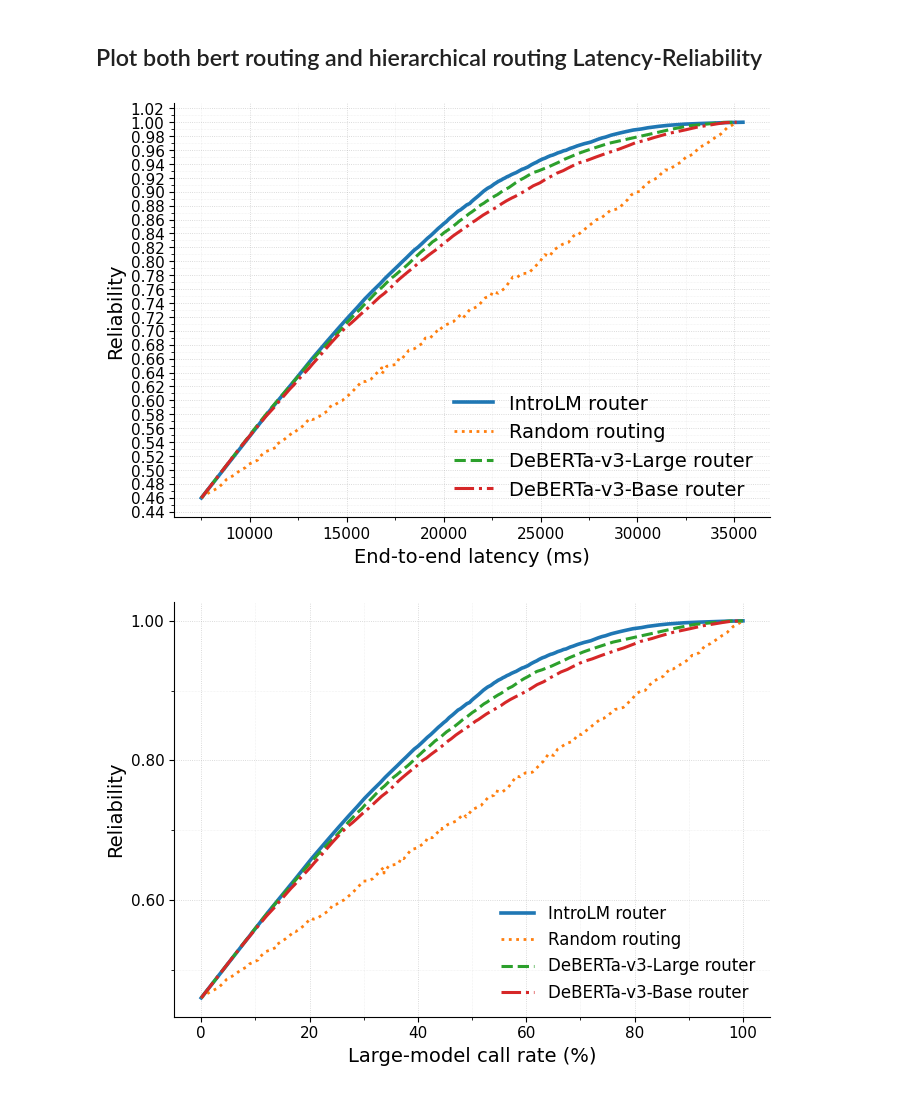
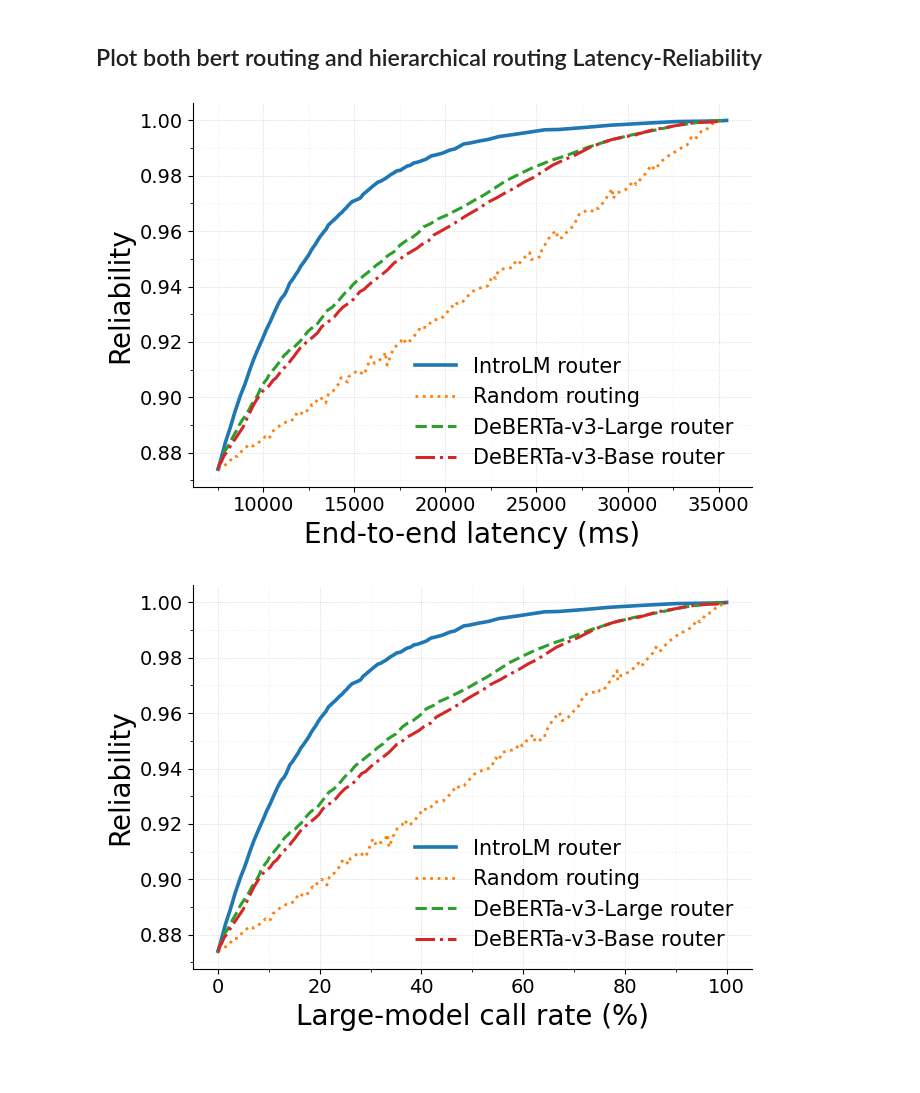
Before and after one commit to hhosseini1377/LLM_routing, a Jupyter notebook: notebooks/trade_off.ipynb, the cells around one changed output. Saved outputs shown, nothing was run; the diff lists cells and outputs as text; code cells hidden in the pictures.

Commit message:
multi class completed

```diff
--- a/notebooks/trade_off.ipynb
+++ b/notebooks/trade_off.ipynb
@@ -17,7 +17,7 @@ print("ANALYZE PROMPTS FROM FILE")
 print("=" * 80)
 
 from router_system.compute_flops import reliability_cost_tradeoff_for_different_thresholds_hierarchical_routing
-dataset = 'lmsys_chat1m_test'
+dataset = 'hotpotqa_qwen8b_test_cleaned'
 
 if dataset == 'train.mmlu.test.gsm8k':
     file_path = './routing_dataset/datasets/gsm8k/gsm8k_train_qwen8b_correct_results.pkl'
@@ -155,11 +155,11 @@ import matplotlib.ticker as ticker
 # Styling (paper-ready)
 # -----------------------
 plt.rcParams.update({
-    "font.size": 12,
-    "axes.labelsize": 14,
-    "xtick.labelsize": 11,
-    "ytick.labelsize": 11,
-    "legend.fontsize": 14,   # slightly smaller to avoid covering curves
+    "font.size": 18,
+    "axes.labelsize": 20,
+    "xtick.labelsize": 14,
+    "ytick.labelsize": 14,
+    "legend.fontsize": 15,   # slightly smaller to avoid covering curves
 })
 
 def sort_xy(x, y):
@@ -265,34 +265,34 @@ plt.show()
 
 # # Calculate percentage improvement: (bert - hierarchical) / bert * 100
 # improvement_percentage = ((bert_latencies_interp - hierarchical_latencies_interp) / bert_latencies_interp) * 100
 
 # # Filter out any invalid values (where bert_latency is 0 or negative)
 # valid_mask = (bert_latencies_interp > 0) & np.isfinite(improvement_percentage)
 # common_reliabilities_clean = common_reliabilities[valid_mask]
 # improvement_percentage_clean = improvement_percentage[valid_mask]
 
 # # Plot the improvement
 # plt.figure(figsize=(10, 6))
 # plt.plot(common_reliabilities_clean, improvement_percentage_clean, linewidth=2, color='green')
 # plt.title('Latency Improvement: Hierarchical vs BERT Routing', fontsize=14)
 # plt.xlabel('Reliability', fontsize=12)
 # plt.ylabel('Latency Reduction (%)', fontsize=12)
 # plt.grid(True, which="both", ls="--", color='gray', alpha=0.5)
 # plt.axhline(y=0, color='black', linestyle='-', linewidth=0.5)
 # plt.fill_between(common_reliabilities_clean, 0, improvement_percentage_clean,
 #                  where=(improvement_percentage_clean >= 0), alpha=0.3, color='green', label='Improvement')
 # plt.fill_between(common_reliabilities_clean, 0, improvement_percentage_clean,
 #                  where=(improvement_percentage_clean < 0), alpha=0.3, color='red', label='Degradation')
 # plt.legend()
 # plt.tight_layout()
 # plt.show()
 
 # # Print summary statistics
 # print(f"Average improvement: {np.mean(improvement_percentage_clean):.2f}%")
 # print(f"Max improvement: {np.max(improvement_percentage_clean):.2f}%")
 # print(f"Min improvement: {np.min(improvement_percentage_clean):.2f}%")
 # %% [output]
-[figure, old version]
+[figure, new version]
 # %%
 
 
@@ -308,17 +308,6 @@ else:
 import numpy as np
 import matplotlib.pyplot as plt
 import matplotlib.ticker as ticker
-
-# -----------------------
-# Styling (paper-ready)
-# -----------------------
-plt.rcParams.update({
-    "font.size": 12,
-    "axes.labelsize": 14,
-    "xtick.labelsize": 11,
-    "ytick.labelsize": 11,
-    "legend.fontsize": 12,   # slightly smaller to avoid covering curves
-})
 
 def sort_xy(x, y):
     x = np.asarray(x, dtype=float)
@@ -353,8 +342,8 @@ ax.set_ylabel("Reliability")
 # Ticks / formatting
 ax.xaxis.set_major_locator(ticker.MultipleLocator(20))
 ax.xaxis.set_minor_locator(ticker.MultipleLocator(10))
-ax.yaxis.set_major_locator(ticker.MultipleLocator(0.2))
-ax.yaxis.set_minor_locator(ticker.MultipleLocator(0.1))
+ax.yaxis.set_major_locator(ticker.MultipleLocator(0.02))
+ax.yaxis.set_minor_locator(ticker.MultipleLocator(0.01))
 ax.yaxis.set_major_formatter(ticker.FormatStrFormatter("%.2f"))
 
 # Optional: focus y-range to highlight differences (use only if appropriate)
@@ -436,7 +425,7 @@ plt.show()
 # print(f"Max reduction: {np.max(improvement_pct_large_clean):.2f}%")
 # print(f"Min reduction: {np.min(improvement_pct_large_clean):.2f}%")
 # %% [output]
-[figure, old version]
+[figure, new version]
 # %%
 from sklearn.metrics import roc_curve, auc, f1_score, precision_score, recall_score, precision_recall_curve, brier_score_loss
 import pickle
```
Also changed, not shown: parts of 1 cell of this notebook, 17 other files.
